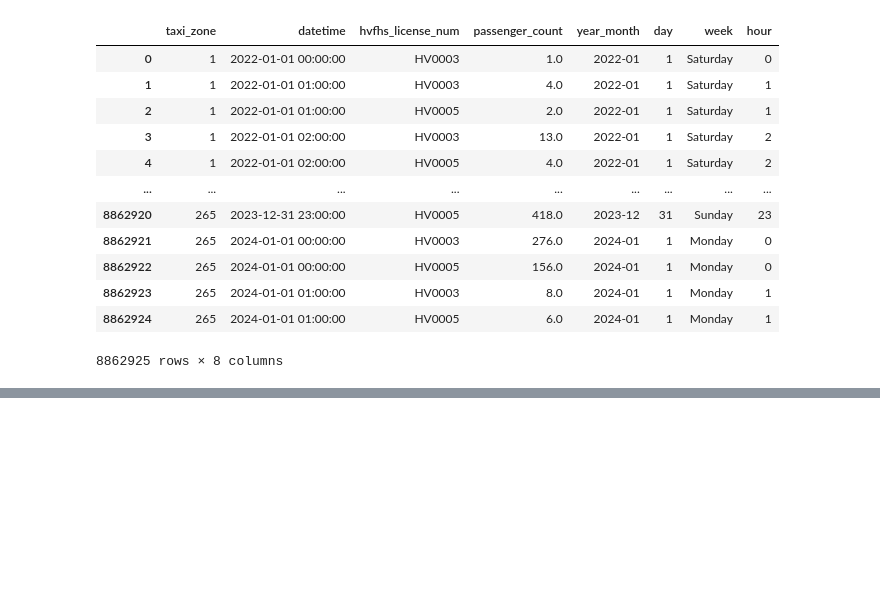
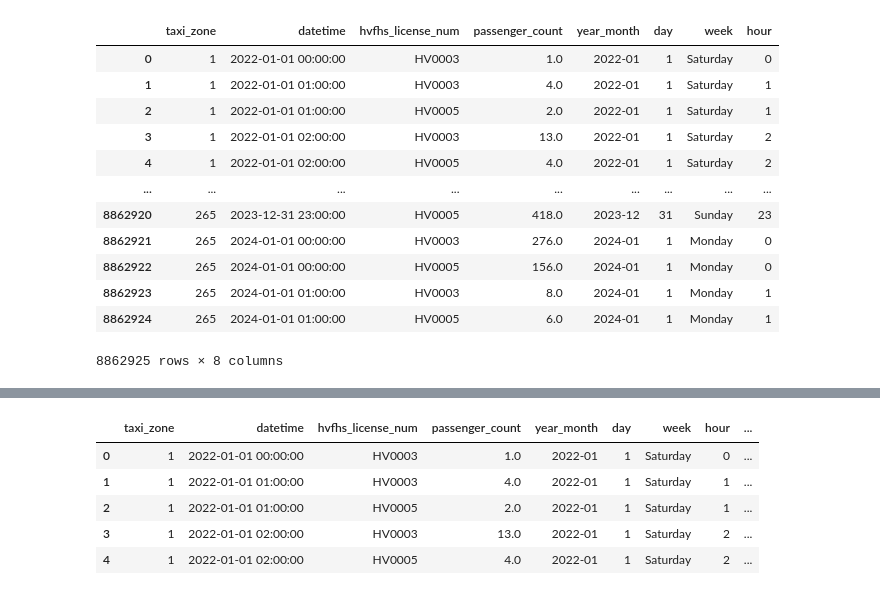
Before and after one commit to HelloMum/COMP47360-Smart-Tourist-Guide, a Jupyter notebook: src/data_processing/notebooks/hvfh/HighVolumeForHire.ipynb, the cells around one changed output, grey strips where cells are left out. Saved outputs shown, nothing was run; the diff lists cells and outputs as text; code cells hidden in the pictures; blank space fills up the shorter version.

```diff
--- a/src/data_processing/notebooks/hvfh/HighVolumeForHire.ipynb
+++ b/src/data_processing/notebooks/hvfh/HighVolumeForHire.ipynb
@@ -749,0 +750,20 @@ df
+# %%
+# Dictionary mapping HVFHS license numbers to company names
+company_mapping = {
+    'HV0002': 'Juno',
+    'HV0003': 'Uber',
+    'HV0004': 'Via',
+    'HV0005': 'Lyft'
+}
+
+# Map the hvfhs_license_num to the company names using the dictionary
+df['company'] = df['hvfhs_license_num'].map(company_mapping)
+# %%
+df.head()
+# %% [output]
+|  | taxi_zone | datetime | hvfhs_license_num | passenger_count | year_month | day | week | hour | ... |
+| 0 | 1 | 2022-01-01 00:00:00 | HV0003 | 1.0 | 2022-01 | 1 | Saturday | 0 | ... |
+| 1 | 1 | 2022-01-01 01:00:00 | HV0003 | 4.0 | 2022-01 | 1 | Saturday | 1 | ... |
+| 2 | 1 | 2022-01-01 01:00:00 | HV0005 | 2.0 | 2022-01 | 1 | Saturday | 1 | ... |
+| 3 | 1 | 2022-01-01 02:00:00 | HV0003 | 13.0 | 2022-01 | 1 | Saturday | 2 | ... |
+| 4 | 1 | 2022-01-01 02:00:00 | HV0005 | 4.0 | 2022-01 | 1 | Saturday | 2 | ... |
```
Also changed, not shown: parts of 21 cells of this notebook, 3 other files.
